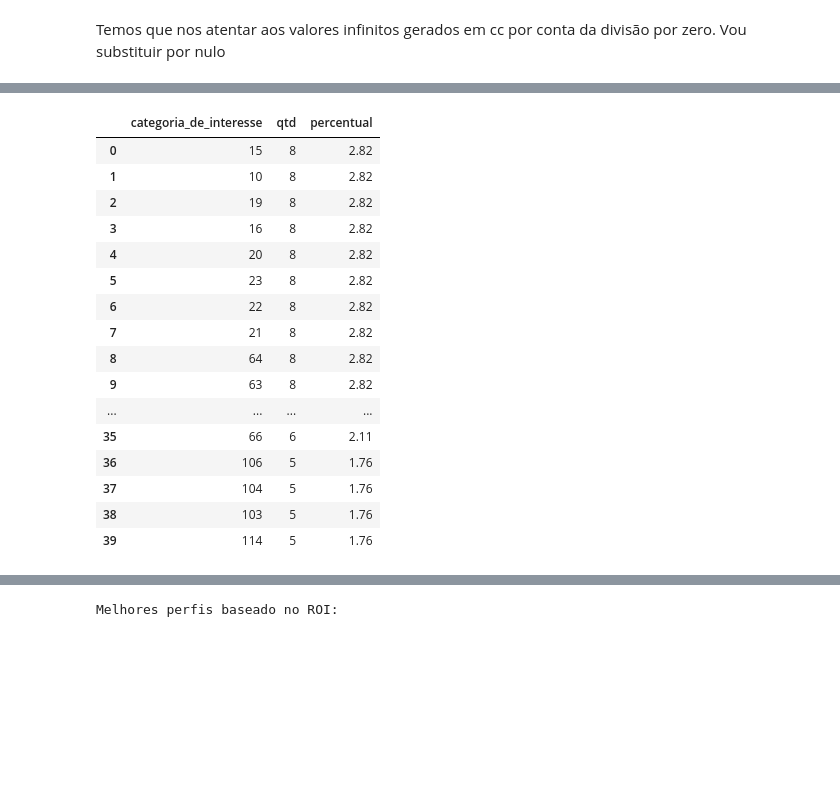
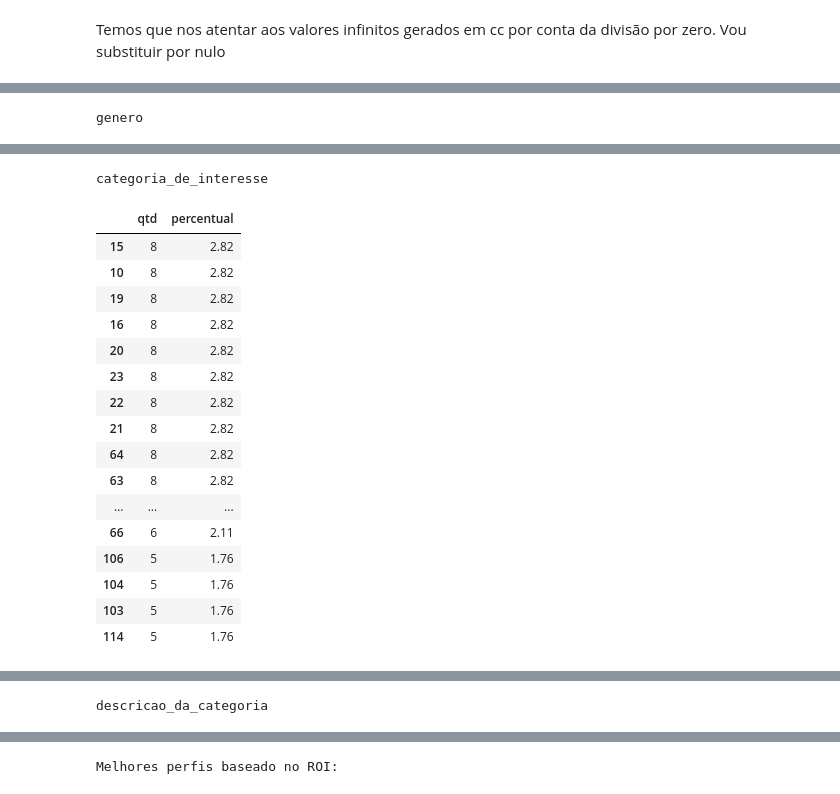
Before and after one commit to ThiagoZulian/otimizacao_de_ads_startup, a Jupyter notebook: notebooks/02 - data_exploration.ipynb, the cells around one changed output, grey strips where cells are left out. Saved outputs shown, nothing was run; the diff lists cells and outputs as text; code cells hidden in the pictures; blank space fills up the shorter version.

```diff
--- a/notebooks/02 - data_exploration.ipynb
+++ b/notebooks/02 - data_exploration.ipynb
@@ -117,24 +115,35 @@ dtypes: category(5), float64(9), int64(3)
 memory usage: 40.8 KB
 # %%
 def full_describe(df) -> None:
-    print("Info")
-    print(df.info())
-    print("\ndescribe de categóricas")
-    display(df.describe(include=["object", "category"]))
-    print("\ndescribe de numéricas")
-    display(df.describe(include="number"))
-    print("\nHead")
-    display(df.head())
+    display(df.info())
+    display(df.describe(include=["object", "category"]).T.style.set_caption("<b>Describe de Categóricas</b>"))
+    display(df.describe(include="number").T.style.set_caption("<b>Describe de Numéricas</b>"))
+    display(df.head().style.set_caption("<b>Head</b>"))
 
-# Verificando valores únicos nas colunas categóricas
+from IPython.display import Markdown
 def value_counts(df) -> None:
-    print("=== VALORES ÚNICOS NAS COLUNAS CATEGÓRICAS ===")
+    display(Markdown("#### VALORES ÚNICOS"))
 
-    for coluna in df.select_dtypes(include=["object", "category"]).columns:
-        vc = df[coluna].value_counts().reset_index()
-        vc.columns = [coluna, "qtd"]
-        vc["percentual"] = (vc["qtd"] / vc["qtd"].sum() * 100).round(2)
-        display(vc)
+    for col in df.select_dtypes(include=["object", "category"]).columns:
+
+        counts = df[col].value_counts()
+        percents = df[col].value_counts(normalize=True).mul(100).round(2)
+
+        summary = (
+            pd.DataFrame({"qtd": counts, "percentual": percents})
+            .sort_values("qtd", ascending=False)
+        )
+        summary.index.name = None
+
+        display(
+            summary.style
+                .format({"percentual": "{:.2f}"})
+                .set_caption(f"{col}")
+                .set_table_styles([{
+                    "selector": "caption",
+                    "props": [("text-align", "left"), ("font-size", "19px"), ("font-weight", "bold")]
+                }])
+        )
 # %%
 full_describe(df)
 # %% [output]
@@ -183,5 +198,5 @@ Head
 # %% [markdown]
 Temos que nos atentar aos valores infinitos gerados em cc por conta da divisão por zero. Vou substituir por nulo
 # %%
-value_counts(df)
+value_counts(df.drop(columns=["perfil"]))
 # %% [output]
@@ -195,0 +213 @@ value_counts(df)
+genero
@@ -200,17 +218,18 @@ value_counts(df)
+categoria_de_interesse
-|  | categoria_de_interesse | qtd | percentual |
-| 0 | 15 | 8 | 2.82 |
-| 1 | 10 | 8 | 2.82 |
-| 2 | 19 | 8 | 2.82 |
-| 3 | 16 | 8 | 2.82 |
-| 4 | 20 | 8 | 2.82 |
-| 5 | 23 | 8 | 2.82 |
-| 6 | 22 | 8 | 2.82 |
-| 7 | 21 | 8 | 2.82 |
-| 8 | 64 | 8 | 2.82 |
-| 9 | 63 | 8 | 2.82 |
-| ... | ... | ... | ... |
-| 35 | 66 | 6 | 2.11 |
-| 36 | 106 | 5 | 1.76 |
-| 37 | 104 | 5 | 1.76 |
-| 38 | 103 | 5 | 1.76 |
-| 39 | 114 | 5 | 1.76 |
+|  | qtd | percentual |
+| 15 | 8 | 2.82 |
+| 10 | 8 | 2.82 |
+| 19 | 8 | 2.82 |
+| 16 | 8 | 2.82 |
+| 20 | 8 | 2.82 |
+| 23 | 8 | 2.82 |
+| 22 | 8 | 2.82 |
+| 21 | 8 | 2.82 |
+| 64 | 8 | 2.82 |
+| 63 | 8 | 2.82 |
+| ... | ... | ... |
+| 66 | 6 | 2.11 |
+| 106 | 5 | 1.76 |
+| 104 | 5 | 1.76 |
+| 103 | 5 | 1.76 |
+| 114 | 5 | 1.76 |
@@ -217,0 +237 @@ value_counts(df)
+descricao_da_categoria
```
Also changed, not shown: parts of 29 cells of this notebook, 1 other file.
